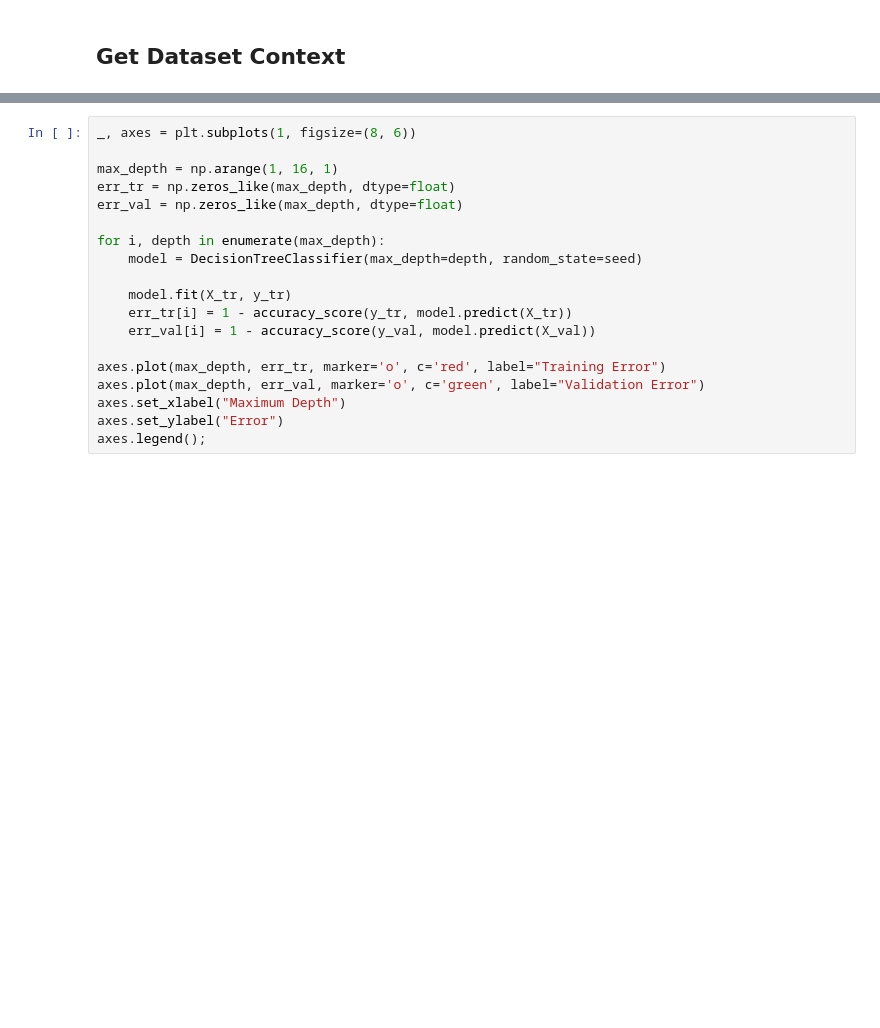
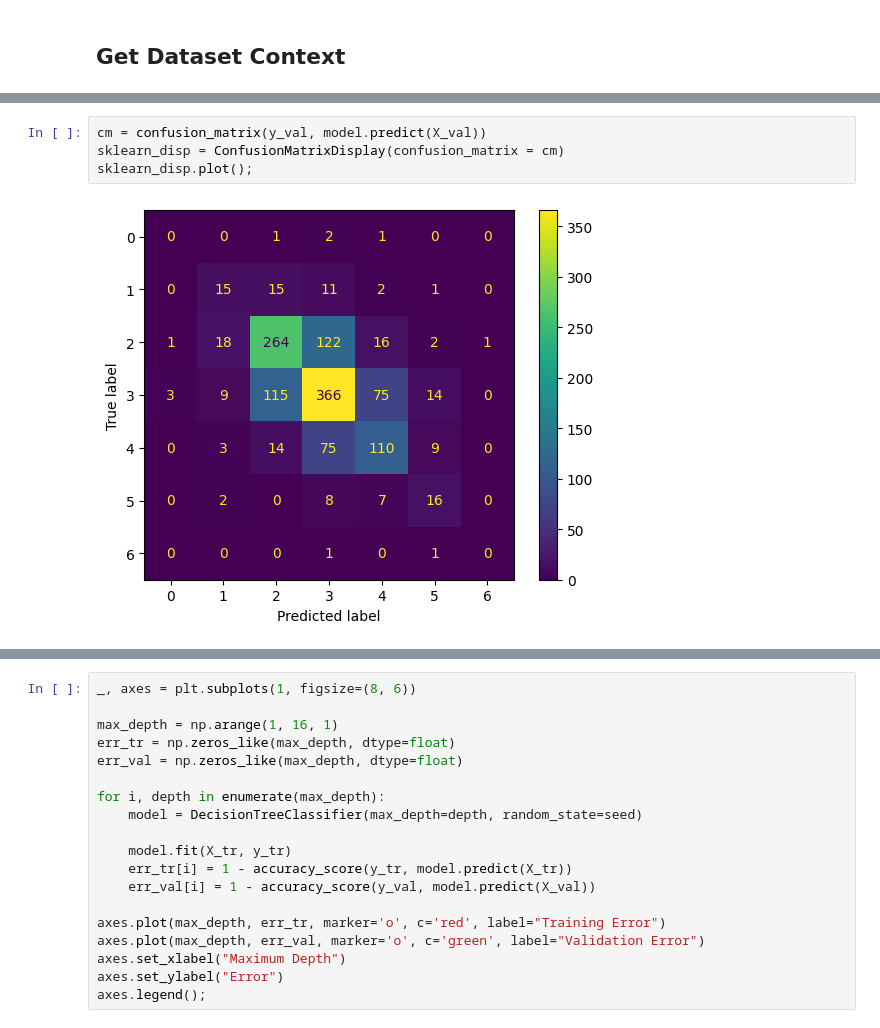
Before and after one commit to nreualuhs/178-Group-Project, a Jupyter notebook: DecisionTree.ipynb, the cells around one changed output, grey strips where cells are left out. Cells and saved outputs as stored; diff of their text form; blank space fills up the shorter version.

```diff
--- a/DecisionTree.ipynb
+++ b/DecisionTree.ipynb
@@ -56,0 +61,6 @@ Root split threshold: 10.483333110809326
+# %%
+cm = confusion_matrix(y_val, model.predict(X_val))
+sklearn_disp = ConfusionMatrixDisplay(confusion_matrix = cm)
+sklearn_disp.plot();
+# %% [output]
+[figure, added]
```
Also changed, not shown: parts of 12 cells of this notebook.
